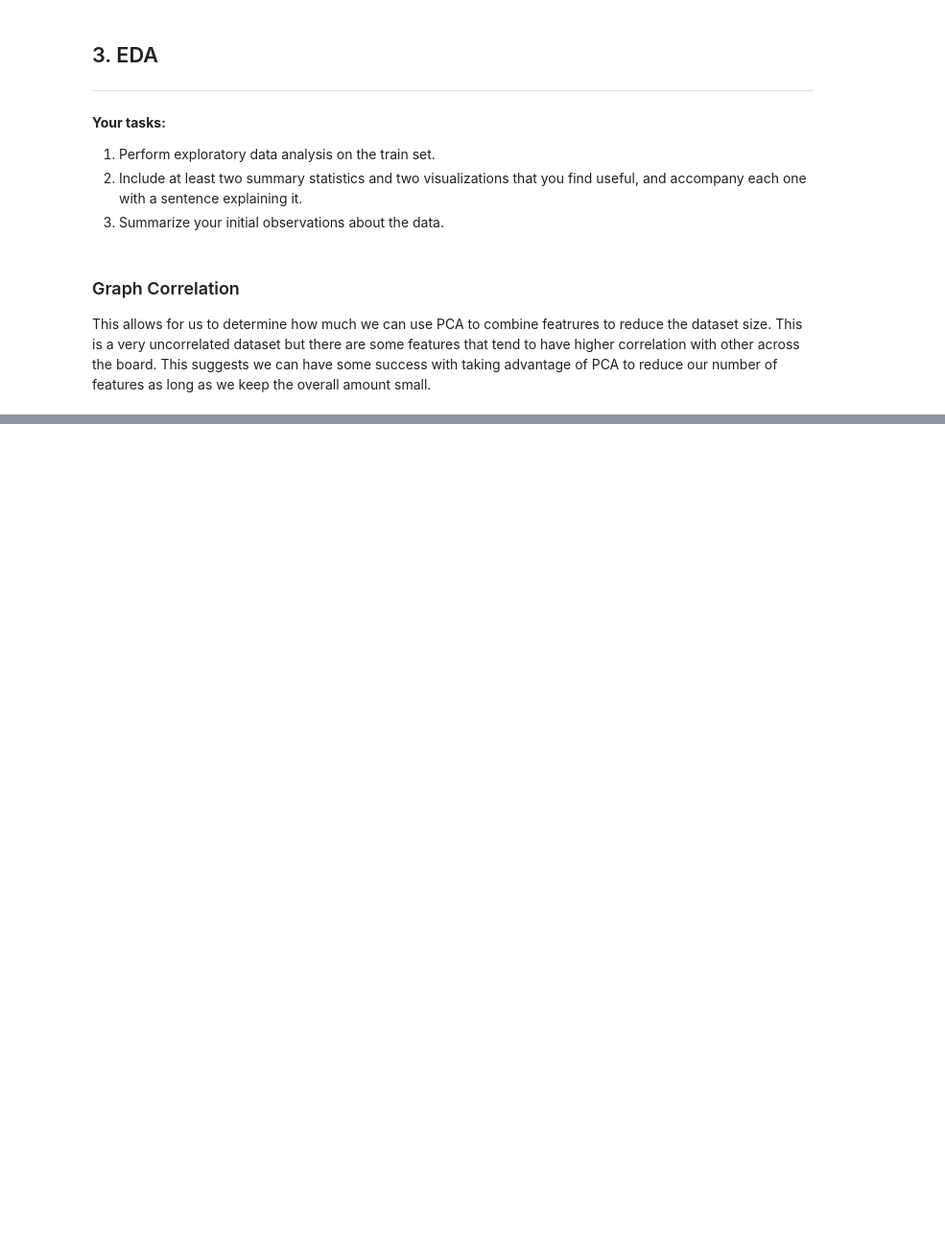
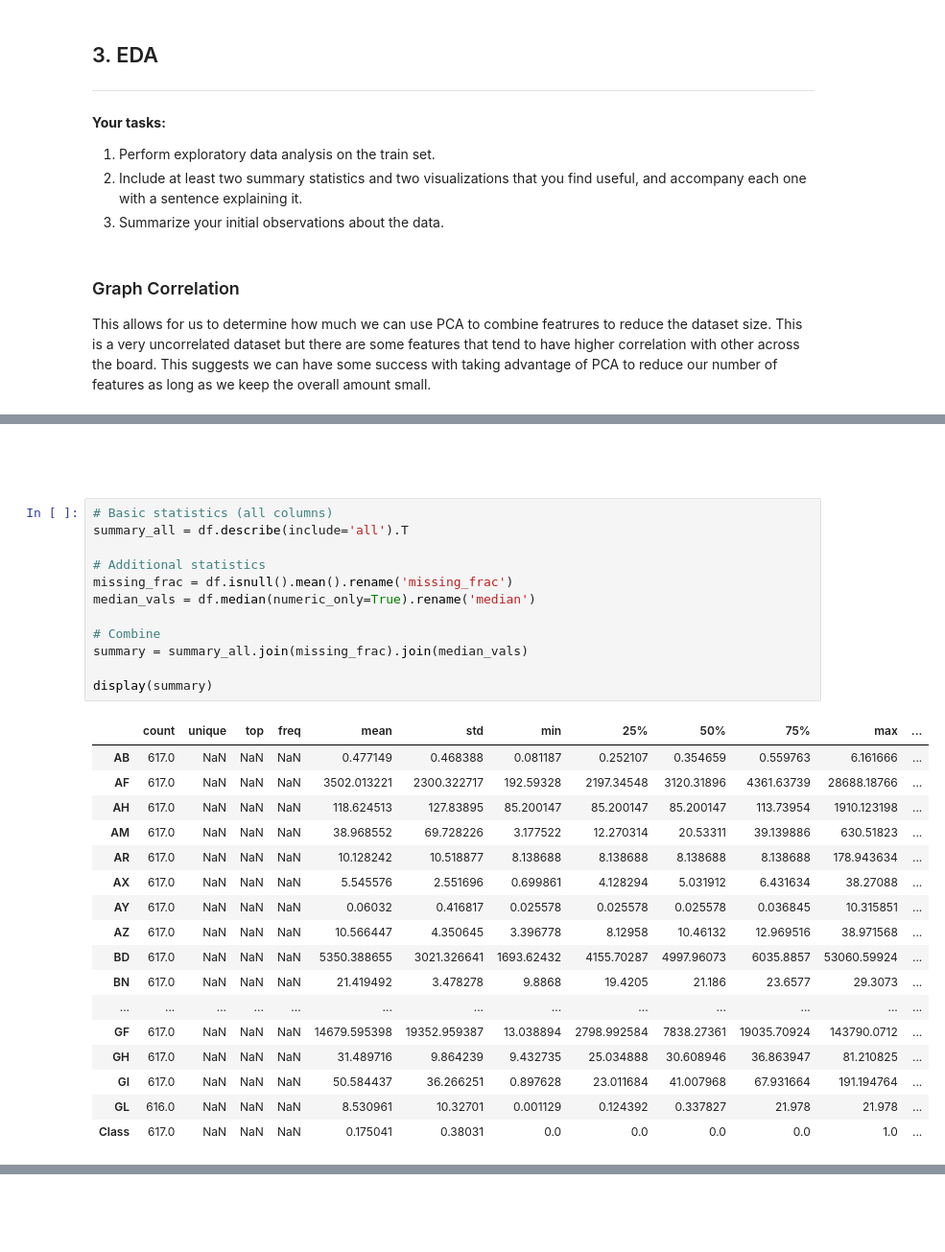
Before and after one commit to greatbabyred/CS4320-Project, a Jupyter notebook: template.ipynb, the cells around one changed output, grey strips where cells are left out. Shown: that part at 96% size. Drawn from its saved outputs; the diff is of its cells as text; blank space fills up the shorter version.

```diff
--- a/template.ipynb
+++ b/template.ipynb
@@ -166,0 +198,34 @@ _Type your answer here, replacing this text._
+# %% [markdown]
+<!-- END QUESTION -->
+
+<br><br>
+# %%
+# Basic statistics (all columns)
+summary_all = df.describe(include='all').T
+
+# Additional statistics
+missing_frac = df.isnull().mean().rename('missing_frac')
+median_vals = df.median(numeric_only=True).rename('median')
+
+# Combine
+summary = summary_all.join(missing_frac).join(median_vals)
+
+display(summary)
+# %% [output]
+|  | count | unique | top | freq | mean | std | min | 25% | 50% | 75% | max | ... |
+| AB | 617.0 | NaN | NaN | NaN | 0.477149 | 0.468388 | 0.081187 | 0.252107 | 0.354659 | 0.559763 | 6.161666 | ... |
+| AF | 617.0 | NaN | NaN | NaN | 3502.013221 | 2300.322717 | 192.59328 | 2197.34548 | 3120.31896 | 4361.63739 | 28688.18766 | ... |
+| AH | 617.0 | NaN | NaN | NaN | 118.624513 | 127.83895 | 85.200147 | 85.200147 | 85.200147 | 113.73954 | 1910.123198 | ... |
+| AM | 617.0 | NaN | NaN | NaN | 38.968552 | 69.728226 | 3.177522 | 12.270314 | 20.53311 | 39.139886 | 630.51823 | ... |
+| AR | 617.0 | NaN | NaN | NaN | 10.128242 | 10.518877 | 8.138688 | 8.138688 | 8.138688 | 8.138688 | 178.943634 | ... |
+| AX | 617.0 | NaN | NaN | NaN | 5.545576 | 2.551696 | 0.699861 | 4.128294 | 5.031912 | 6.431634 | 38.27088 | ... |
+| AY | 617.0 | NaN | NaN | NaN | 0.06032 | 0.416817 | 0.025578 | 0.025578 | 0.025578 | 0.036845 | 10.315851 | ... |
+| AZ | 617.0 | NaN | NaN | NaN | 10.566447 | 4.350645 | 3.396778 | 8.12958 | 10.46132 | 12.969516 | 38.971568 | ... |
+| BD | 617.0 | NaN | NaN | NaN | 5350.388655 | 3021.326641 | 1693.62432 | 4155.70287 | 4997.96073 | 6035.8857 | 53060.59924 | ... |
+| BN | 617.0 | NaN | NaN | NaN | 21.419492 | 3.478278 | 9.8868 | 19.4205 | 21.186 | 23.6577 | 29.3073 | ... |
+| ... | ... | ... | ... | ... | ... | ... | ... | ... | ... | ... | ... | ... |
+| GF | 617.0 | NaN | NaN | NaN | 14679.595398 | 19352.959387 | 13.038894 | 2798.992584 | 7838.27361 | 19035.70924 | 143790.0712 | ... |
+| GH | 617.0 | NaN | NaN | NaN | 31.489716 | 9.864239 | 9.432735 | 25.034888 | 30.608946 | 36.863947 | 81.210825 | ... |
+| GI | 617.0 | NaN | NaN | NaN | 50.584437 | 36.266251 | 0.897628 | 23.011684 | 41.007968 | 67.931664 | 191.194764 | ... |
+| GL | 616.0 | NaN | NaN | NaN | 8.530961 | 10.32701 | 0.001129 | 0.124392 | 0.337827 | 21.978 | 21.978 | ... |
+| Class | 617.0 | NaN | NaN | NaN | 0.175041 | 0.38031 | 0.0 | 0.0 | 0.0 | 0.0 | 1.0 | ... |
```
Also changed, not shown: parts of 20 cells of this notebook.
